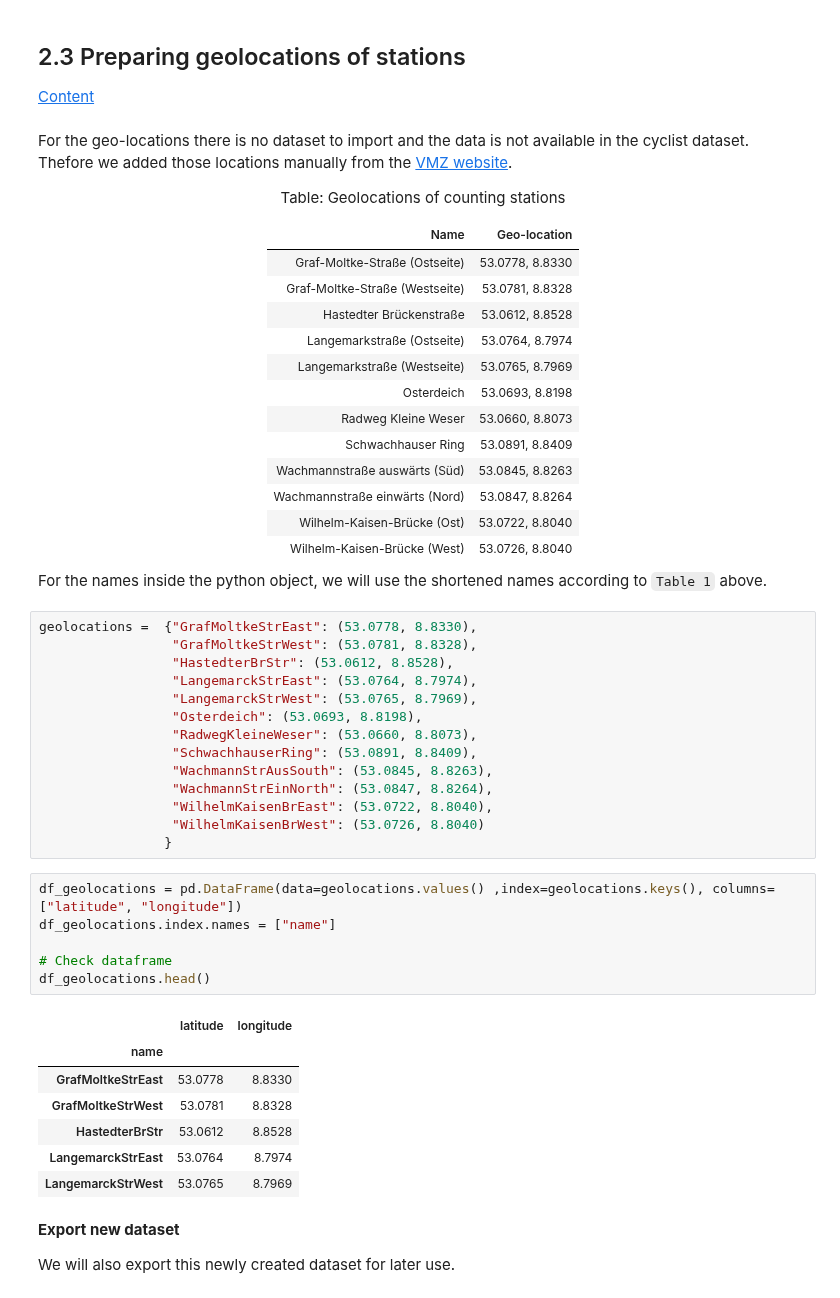
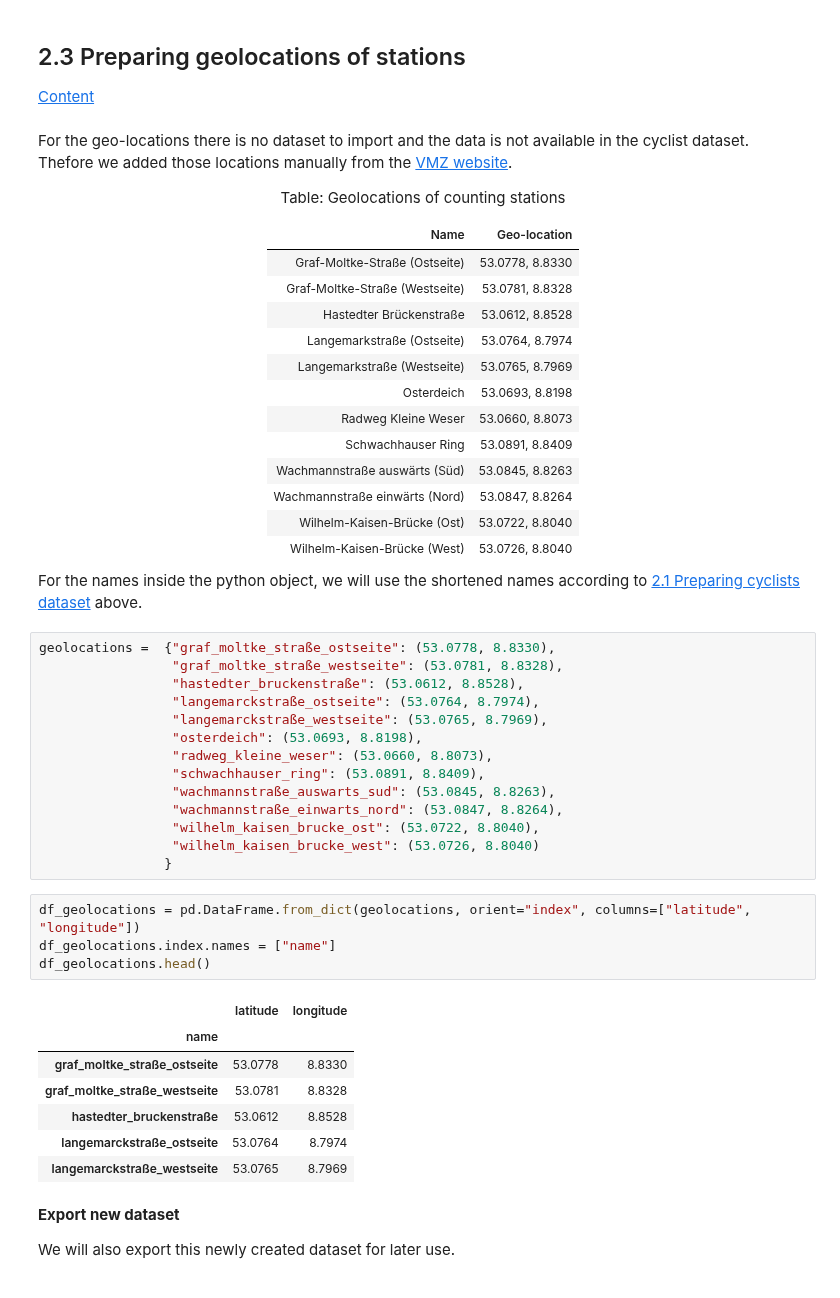
Before and after one commit to Rudinius/Bike_usage_Bremen, a Jupyter notebook: 1_Data_Prep.ipynb, the cells around one changed output. Saved outputs shown, nothing was run; the diff lists cells and outputs as text.

```diff
--- a/1_Data_Prep.ipynb
+++ b/1_Data_Prep.ipynb
@@ -237,35 +262,33 @@ Table: Geolocations of counting stations
 
 </center>
 
-For the names inside the python object, we will use the shortened names according to `Table 1` above.
+For the names inside the python object, we will use the shortened names according to [2.1 Preparing cyclists dataset](#2.1) above.
 # %%
-geolocations =  {"GrafMoltkeStrEast": (53.0778, 8.8330),
-                 "GrafMoltkeStrWest": (53.0781, 8.8328),
-                 "HastedterBrStr": (53.0612, 8.8528),
-                 "LangemarckStrEast": (53.0764, 8.7974),
-                 "LangemarckStrWest": (53.0765, 8.7969),
-                 "Osterdeich": (53.0693, 8.8198),
-                 "RadwegKleineWeser": (53.0660, 8.8073),
-                 "SchwachhauserRing": (53.0891, 8.8409),
-                 "WachmannStrAusSouth": (53.0845, 8.8263),
-                 "WachmannStrEinNorth": (53.0847, 8.8264),
-                 "WilhelmKaisenBrEast": (53.0722, 8.8040),
-                 "WilhelmKaisenBrWest": (53.0726, 8.8040)
+geolocations =  {"graf_moltke_straße_ostseite": (53.0778, 8.8330),
+                 "graf_moltke_straße_westseite": (53.0781, 8.8328),
+                 "hastedter_bruckenstraße": (53.0612, 8.8528),
+                 "langemarckstraße_ostseite": (53.0764, 8.7974),
+                 "langemarckstraße_westseite": (53.0765, 8.7969),
+                 "osterdeich": (53.0693, 8.8198),
+                 "radweg_kleine_weser": (53.0660, 8.8073),
+                 "schwachhauser_ring": (53.0891, 8.8409),
+                 "wachmannstraße_auswarts_sud": (53.0845, 8.8263),
+                 "wachmannstraße_einwarts_nord": (53.0847, 8.8264),
+                 "wilhelm_kaisen_brucke_ost": (53.0722, 8.8040),
+                 "wilhelm_kaisen_brucke_west": (53.0726, 8.8040)
                 }
-# %%
-df_geolocations = pd.DataFrame(data=geolocations.values() ,index=geolocations.keys(), columns=["latitude", "longitude"])
-df_geolocations.index.names = ["name"]
-
-# Check dataframe
-df_geolocations.head()
-# %% [output]
-|  | latitude | longitude |
-| name |  |  |
-| GrafMoltkeStrEast | 53.0778 | 8.8330 |
-| GrafMoltkeStrWest | 53.0781 | 8.8328 |
-| HastedterBrStr | 53.0612 | 8.8528 |
-| LangemarckStrEast | 53.0764 | 8.7974 |
-| LangemarckStrWest | 53.0765 | 8.7969 |
+# %%
+df_geolocations = pd.DataFrame.from_dict(geolocations, orient="index", columns=["latitude", "longitude"])
+df_geolocations.index.names = ["name"]
+df_geolocations.head()
+# %% [output]
+|  | latitude | longitude |
+| name |  |  |
+| graf_moltke_straße_ostseite | 53.0778 | 8.8330 |
+| graf_moltke_straße_westseite | 53.0781 | 8.8328 |
+| hastedter_bruckenstraße | 53.0612 | 8.8528 |
+| langemarckstraße_ostseite | 53.0764 | 8.7974 |
+| langemarckstraße_westseite | 53.0765 | 8.7969 |
 # %% [markdown]
 **Export new dataset**
 
```
Also changed, not shown: parts of 13 cells of this notebook.
